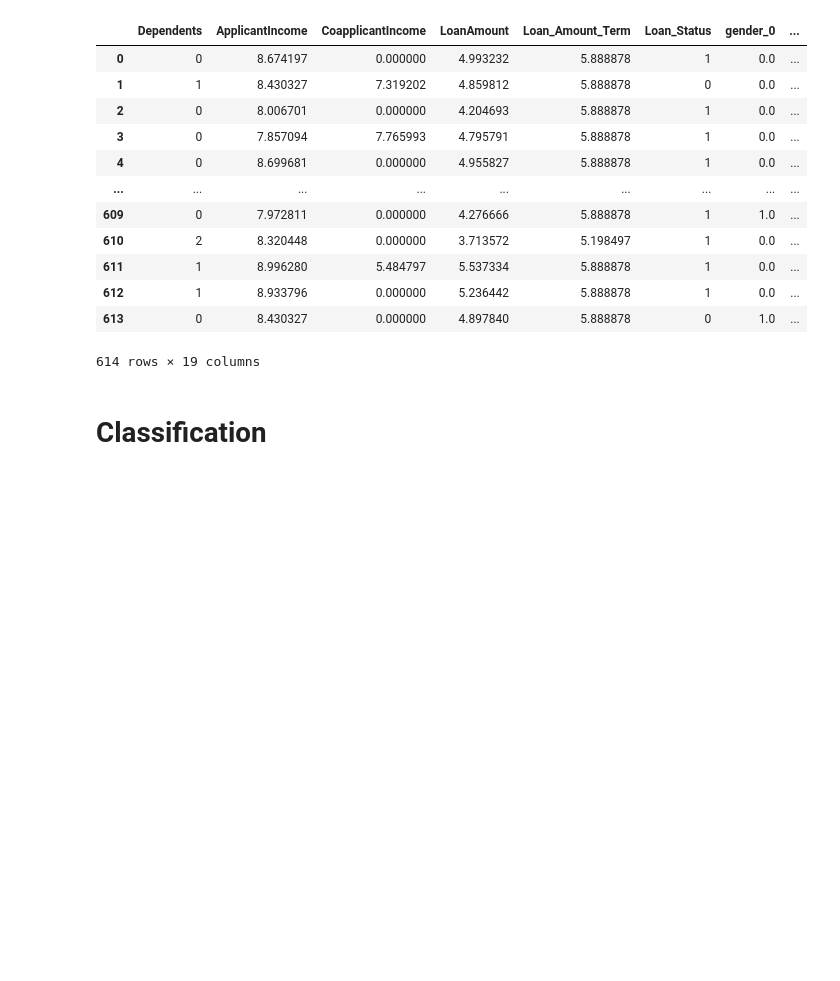
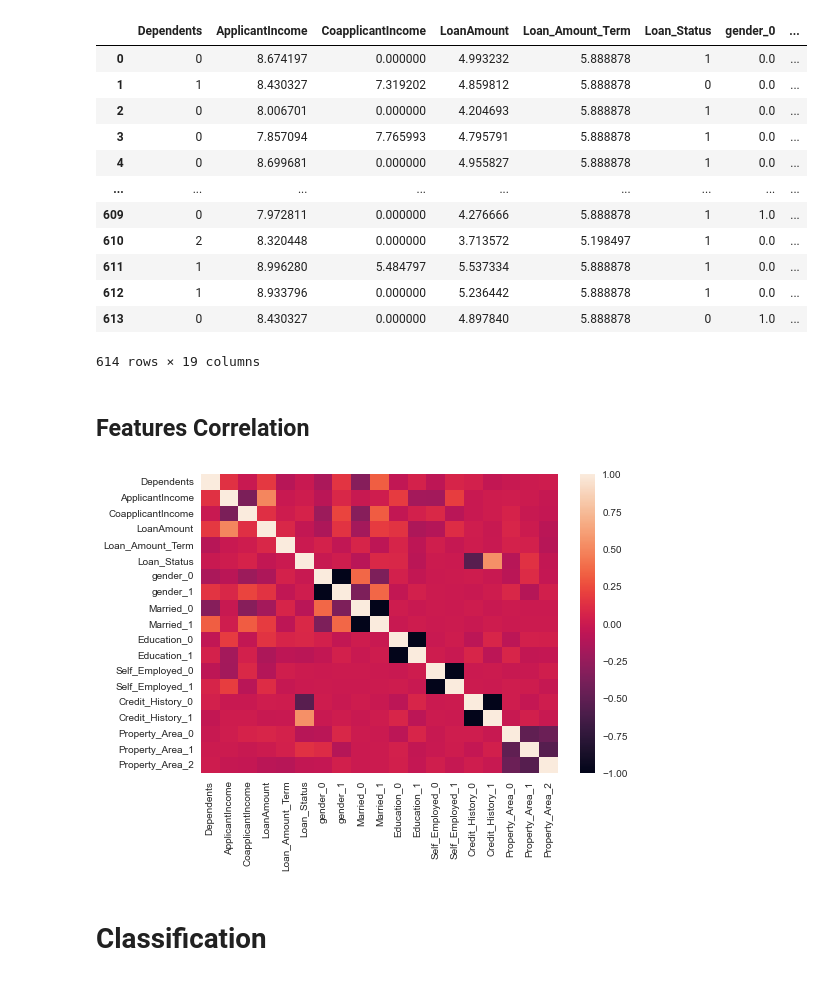
Before and after one commit to RioAbdalla/Home-Loan-Approval-Classification, a Jupyter notebook: Home Loan Approval Classifier.ipynb, the cells around one changed output. Cells and saved outputs as stored; diff of their text form; code cells hidden in the pictures; blank space fills up the shorter version.

Commit message:
Readme Revision and Correlation heatmap added

```diff
--- a/Home Loan Approval Classifier.ipynb
+++ b/Home Loan Approval Classifier.ipynb
@@ -274,6 +274,15 @@ df ## Sanity Check
 | 612 | 1 | 8.933796 | 0.000000 | 5.236442 | 5.888878 | 1 | 0.0 | ... |
 | 613 | 0 | 8.430327 | 0.000000 | 4.897840 | 5.888878 | 0 | 1.0 | ... |
 614 rows × 19 columns
+# %% [markdown]
+## Features Correlation
+# %%
+dataplot = sns.heatmap(df.corr())
+
+# displaying heatmap
+plt.show()
+# %% [output]
+[figure, added]
 # %% [markdown]
 # Classification
 # %% [markdown]
```
Also changed, not shown: parts of 20 cells of this notebook, 1 other file.
